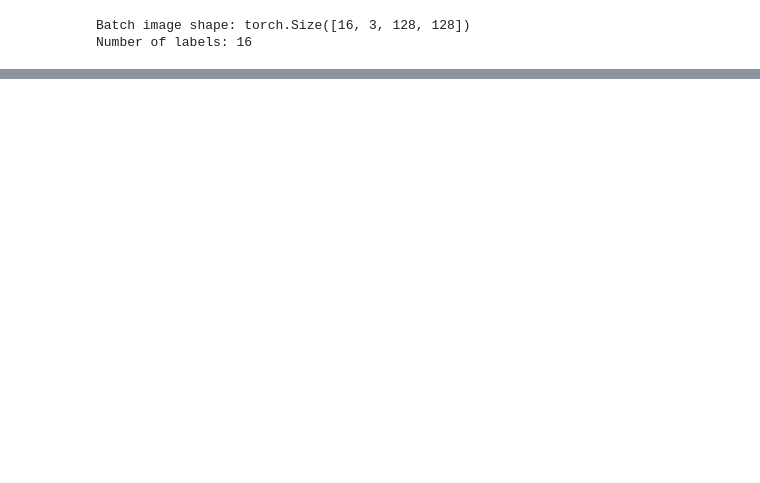
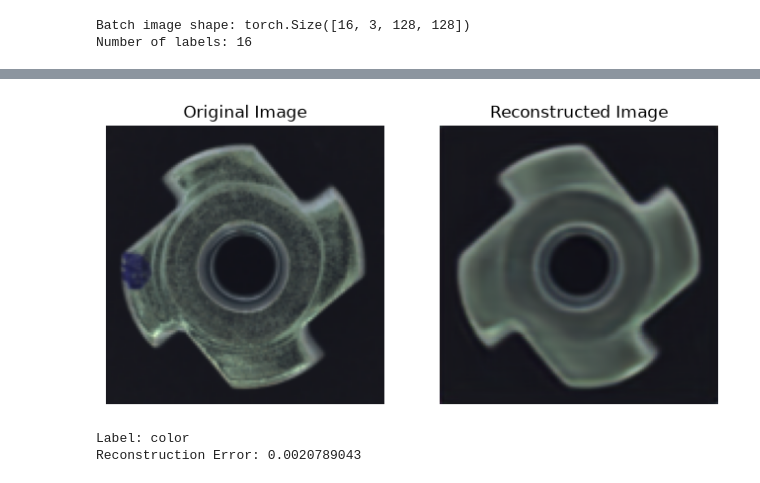
Before and after one commit to Madhubalakumar07/Industrial-Defect-Detection, a Jupyter notebook: model/Industrial_defect_VAE.ipynb, the cells around one changed output, grey strips where cells are left out. Cells and saved outputs as stored; diff of their text form; code cells hidden in the pictures; blank space fills up the shorter version.

```diff
--- a/model/Industrial_defect_VAE.ipynb
+++ b/model/Industrial_defect_VAE.ipynb
@@ -85,0 +253,3 @@ Number of labels: 16
+# %%
+device = torch.device("cuda" if torch.cuda.is_available() else "cpu")
+device
@@ -85,0 +274,16 @@ Number of labels: 16
+# %%
+model = ConvVAE().to(device)
+optimizer = torch.optim.Adam(model.parameters(), lr=0.001)
+# %%
+for epoch in range(50):
+    model.train()
+    total_loss = 0
+    for images, labels in train_loader:
+        images = images.to(device)
+        optimizer.zero_grad()
+        reconstructed, mu, log_var = model(images)
+        loss = VAE_loss(reconstructed, images, mu, log_var, beta=0.1)
+        loss.backward()
+        optimizer.step()
+        total_loss += loss.item()
+    print(f'Epoch {epoch+1}, Loss: {total_loss/len(train_loader.dataset):.4f}')
@@ -85,0 +340,27 @@ Number of labels: 16
+# %%
+def show_reconstruction(index):
+    original = all_originals[index].permute(1, 2, 0)
+    reconstructed = all_reconstructed[index].permute(1, 2, 0)
+
+    plt.figure(figsize=(8, 4))
+
+    plt.subplot(1, 2, 1)
+    plt.imshow(original)
+    plt.title("Original Image")
+    plt.axis("off")
+
+    plt.subplot(1, 2, 2)
+    plt.imshow(reconstructed)
+    plt.title("Reconstructed Image")
+    plt.axis("off")
+
+    plt.show()
+
+    print("Label:", all_labels[index])
+    print("Reconstruction Error:", all_errors[index])
+# %%
+show_reconstruction(0)
+# %% [output]
+[figure, added]
+Label: color
+Reconstruction Error: 0.0020789043
```
Also changed, not shown: parts of 26 cells of this notebook.
